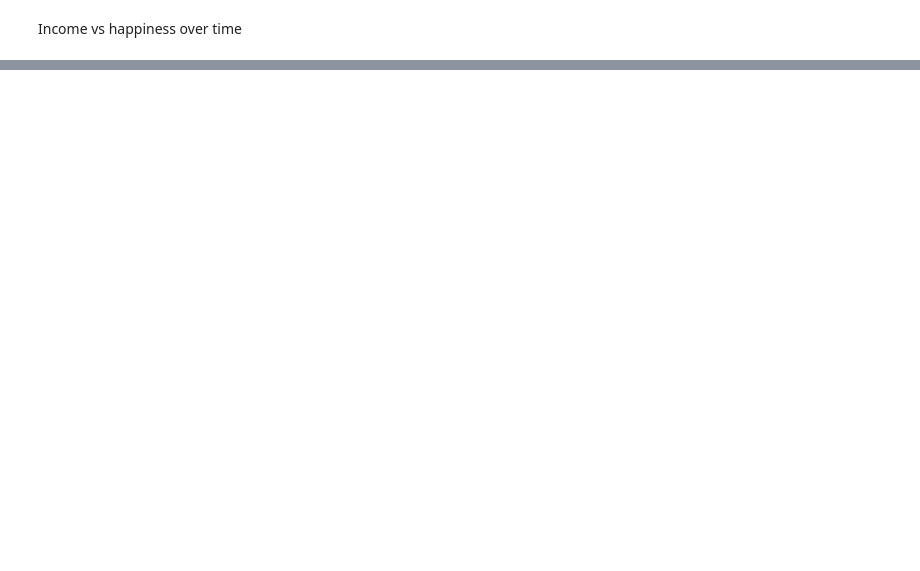
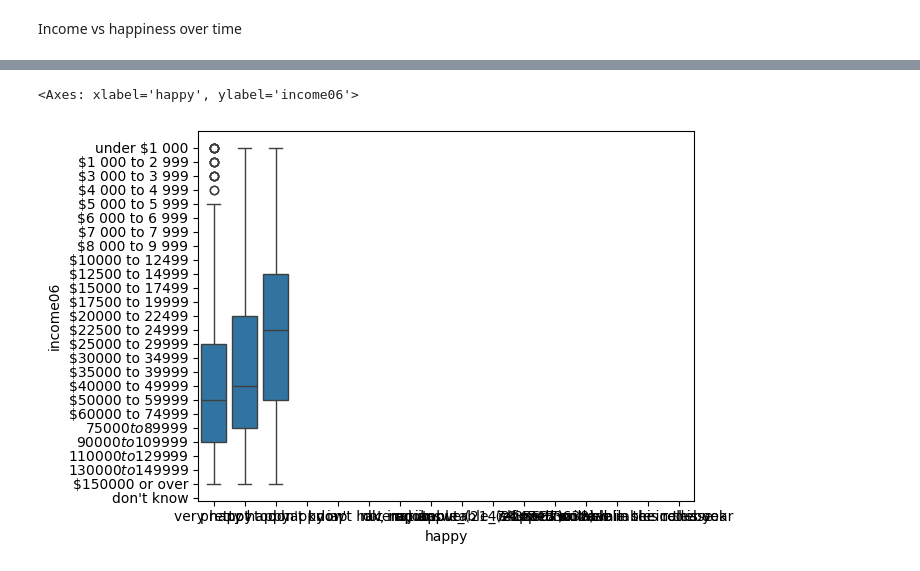
Before and after one commit to Nehach73/DS3001_project1, a Jupyter notebook: DS3001Project1Code.ipynb, the cells around one changed output, grey strips where cells are left out. Drawn from its saved outputs; the diff is of its cells as text; code cells hidden in the pictures; blank space fills up the shorter version.

```diff
--- a/DS3001Project1Code.ipynb
+++ b/DS3001Project1Code.ipynb
@@ -44,0 +58,5 @@ sns.boxplot(data = yrgss,x = 'happy', y = 'income06')
+# %%
+sns.boxplot(data = gss10,x = 'happy', y = 'income06')
+# %% [output]
+<Axes: xlabel='happy', ylabel='income06'>
+[figure, added]
```
Also changed, not shown: parts of 10 cells of this notebook.
